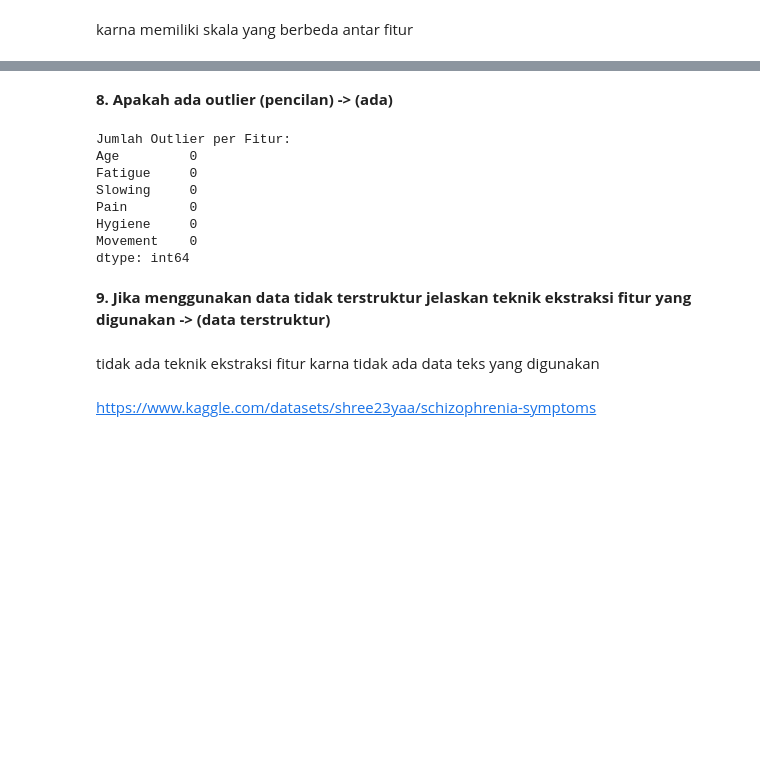
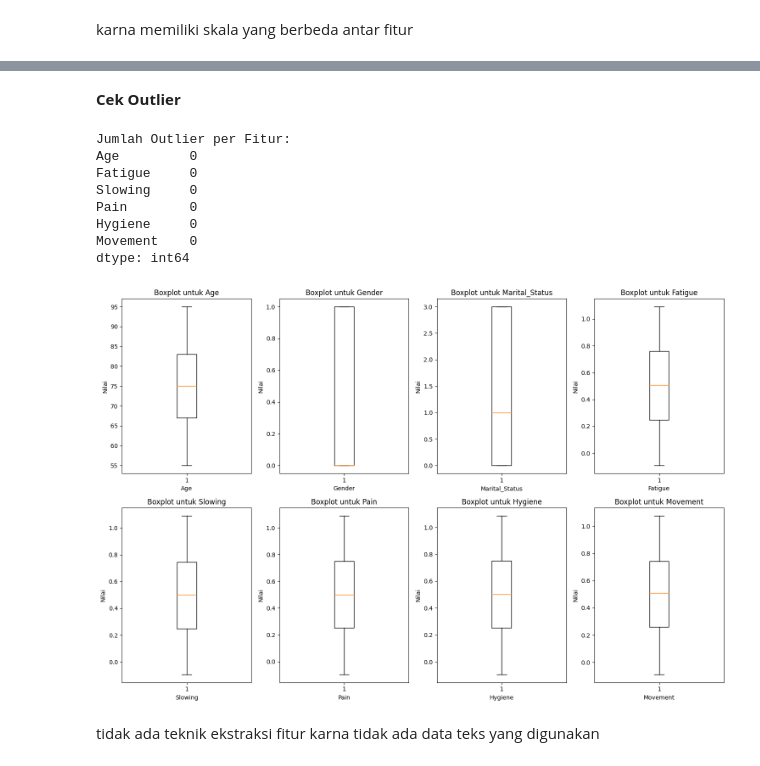
Before and after one commit to Fakhrezy/descData_ML, a Jupyter notebook: symptonsDesc.ipynb, the cells around one changed output, grey strips where cells are left out. Saved outputs shown, nothing was run; the diff lists cells and outputs as text; code cells hidden in the pictures; blank space fills up the shorter version.

```diff
--- a/symptonsDesc.ipynb
+++ b/symptonsDesc.ipynb
@@ -206,5 +330,5 @@ max       1.088914
-# %% [markdown]
-**8. Apakah ada outlier (pencilan) -> (ada)**
+# %% [markdown]
+**Cek Outlier**
 # %%
 # hitung kuartil 1 dari data numerik
 Q1 = df[numerical_features].quantile(0.25)
@@ -227,11 +351,25 @@ Pain        0
 Hygiene     0
 Movement    0
 dtype: int64
-# %% [markdown]
-**9. Jika menggunakan data tidak terstruktur jelaskan teknik ekstraksi fitur yang digunakan -> (data terstruktur)**
+# %%
+kolomNumerik = df.select_dtypes(include=['number']).columns
+
+fig = plt.figure(figsize=(15, 10))
+position = 1
+
+for i, col in enumerate(kolomNumerik):
+    plt.subplot(2, 4, position)
+    plt.title(f'Boxplot untuk {col}')
+    plt.boxplot(df[col])
+    plt.xlabel(col)
+    plt.ylabel('Nilai')
+    position += 1
+
+plt.tight_layout()
+plt.show()
+# %% [output]
+[figure, added]
 # %% [markdown]
 tidak ada teknik ekstraksi fitur karna tidak ada data teks yang digunakan
-# %% [markdown]
-https://www.kaggle.com/datasets/shree23yaa/schizophrenia-symptoms
 # %%
 df.info()
```
Also changed, not shown: parts of 38 cells of this notebook, 1 other file.
